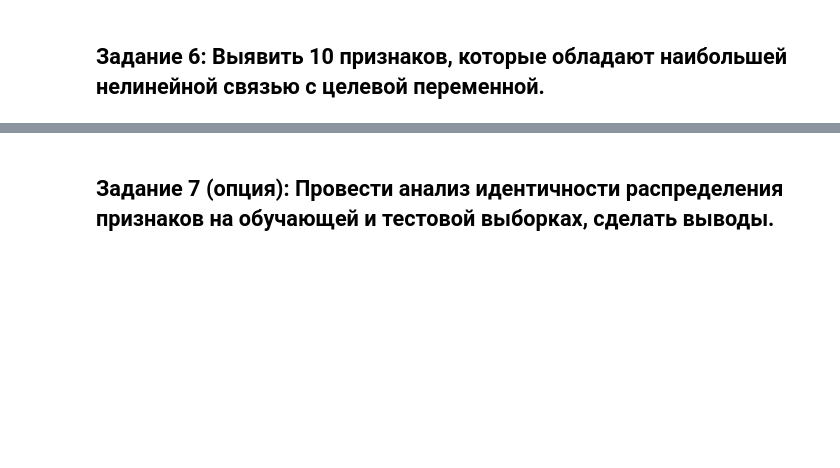
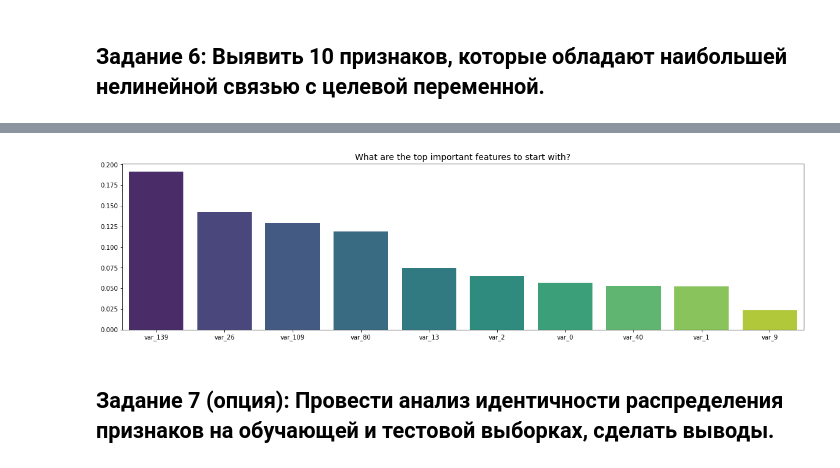
Before and after one commit to koryagin2006/GB_course_Sports_data_analysis, a Jupyter notebook: HW_1 Exploration Data Analysis.ipynb, the cells around one changed output, grey strips where cells are left out. Saved outputs shown, nothing was run; the diff lists cells and outputs as text; code cells hidden in the pictures; blank space fills up the shorter version.

```diff
--- a/HW_1 Exploration Data Analysis.ipynb
+++ b/HW_1 Exploration Data Analysis.ipynb
@@ -190,2 +214,14 @@ sns.heatmap(correlation, square=True, vmax=0.8, cmap="viridis")
 # %% [markdown]
 ## Задание 6: Выявить 10 признаков, которые обладают наибольшей нелинейной связью с целевой переменной.
+# %%
+%%time
+parameters = {
+    "max_depth": 6,
+    "n_estimators": 25,
+    "random_state": 27,
+    "n_jobs": 2
+}
+forest = RandomForestRegressor(**parameters)
+
+target = train['target']
+forest.fit(train[selected_features].drop('target', axis=1), target)
@@ -192,2 +231,14 @@ sns.heatmap(correlation, square=True, vmax=0.8, cmap="viridis")
+# %%
+n_top = 10
+importances = forest.feature_importances_
+idx = np.argsort(importances)[::-1][0:n_top]
+feature_names = train[selected_features].drop('target', axis=1).columns
+
+plt.figure(figsize=(20, 5))
+sns.barplot(x=feature_names[idx], y=importances[idx], palette="viridis")
+plt.title("What are the top important features to start with?", size=14)
+plt.show()
+# %% [output]
+[figure, added]
 # %% [markdown]
 ## Задание 7 (опция): Провести анализ идентичности распределения признаков на обучающей и тестовой выборках, сделать выводы.
```
Also changed, not shown: parts of 15 cells of this notebook.
